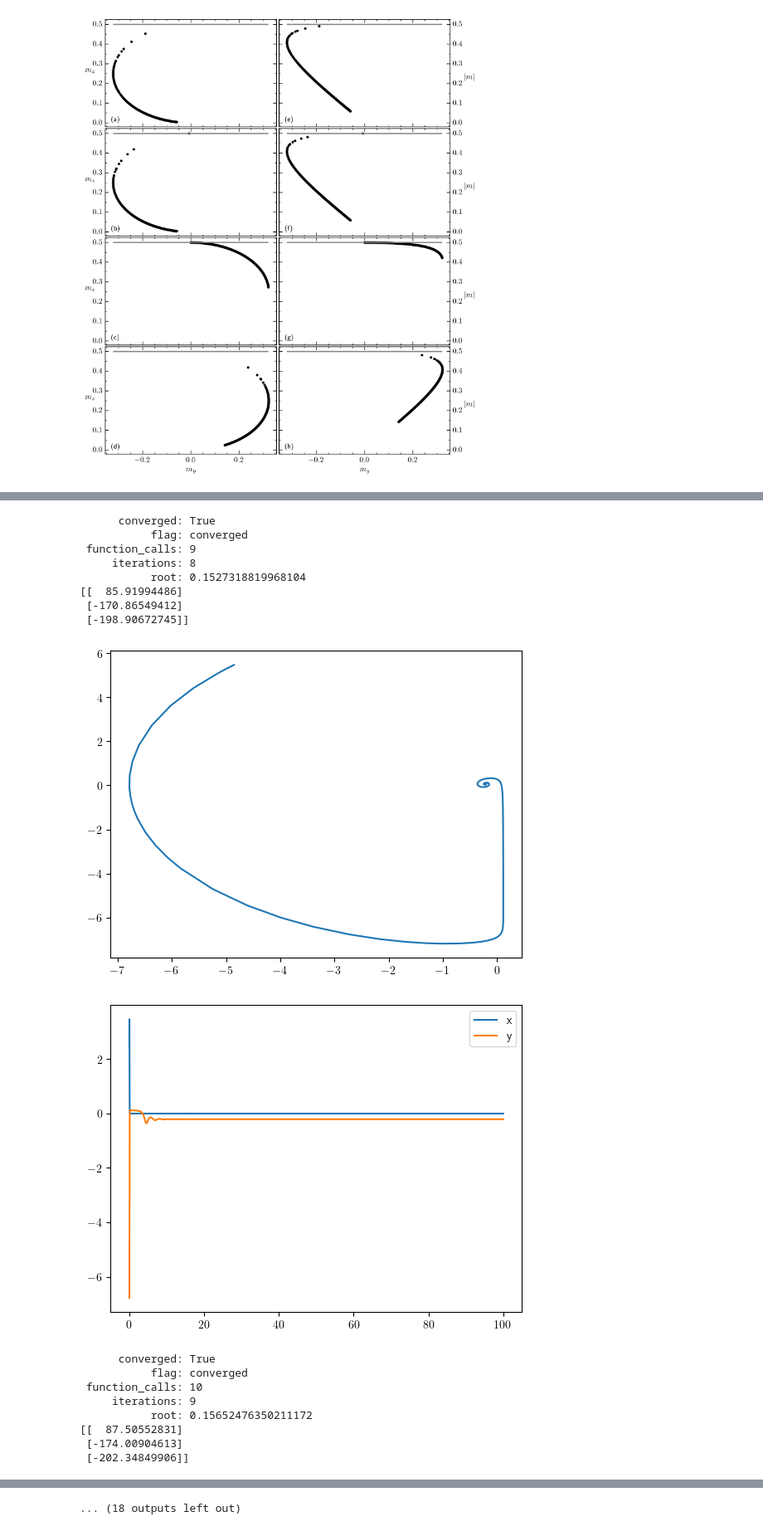
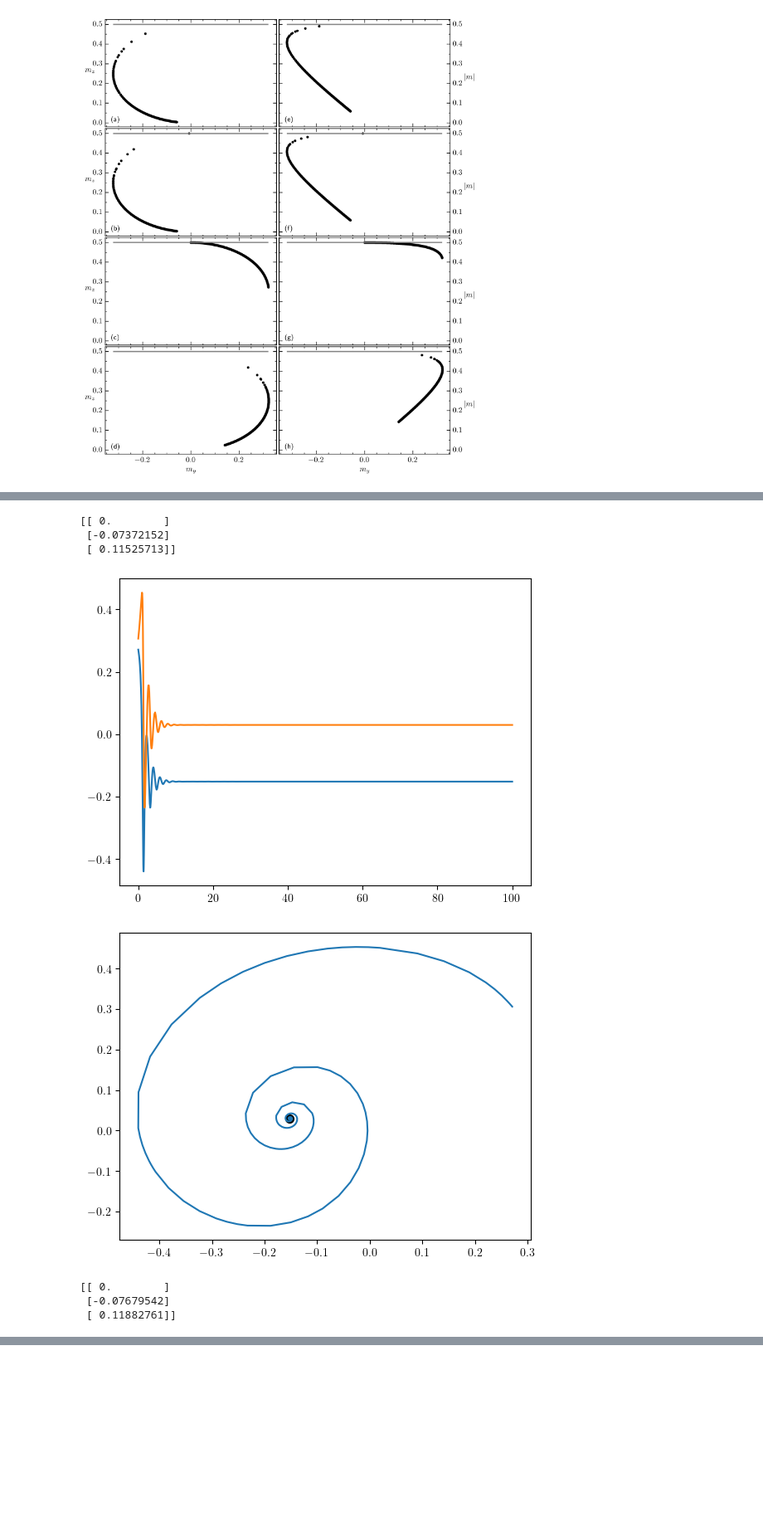
Before and after one commit to ChriGomm/Bachelor_sympy, a Jupyter notebook: sign_lam.ipynb, the cells around one changed output, grey strips where cells are left out. Shown at 83% size. Saved outputs shown, nothing was run; the diff lists cells and outputs as text; code cells hidden in the pictures; blank space fills up the shorter version.

```diff
--- a/sign_lam.ipynb
+++ b/sign_lam.ipynb
@@ -277,7 +355,8 @@ class Setup_Fig():
         return fig, ax
 # %%
 # boundary in W-K for the number of fixed points determination
-K = np.linspace(1+1/10**4,20,100)
+K = np.linspace(6,12,100)
+# K = np.linspace(1+1/10**4,20,100)
 W = np.zeros_like(K)
 for i in range(len(K)):
     # print(FKK(1/10**6,k[i]),FKK(10**5,k[i]))
@@ -509,0 +552,12 @@ plt.show()
+# %%
+mask = p*q
+area_kw = []
+area_roots = []
+for i in range(len(k)):
+    for j in range(len(w)):
+        if mask[i,j,1]>0 and mask[i,j,1]!=np.nan and i>=j and p[i,j,1]>0:
+            print(p[i,j,1],q[i,j,1],sqrt_interior[i,j,1])
+            area_kw.append([k[i],w[j]])
+            area_roots.append(root[i,j,1])
+area_kw=np.array(area_kw)
+area_roots = np.array(area_roots)
@@ -988,16 +895,16 @@ i1=0
 i2=-1
 W0 , K0 , slope = indi[0,0], indi[0,1], (indi[i2,1]-indi[i1,1])/(indi[i2,0]-indi[i1,0])
 # %%
-W_oszi = np.linspace(1,(K[0]-2.3)/3.53,10)
-K_oszi = K0-W0*slope+slope*W_oszi
+# W_oszi = np.linspace(1,(K[0]-2.3)/3.53,10)
+# K_oszi = K0-W0*slope+slope*W_oszi
 from sympy.abc import gamma, G, kappa, omega, x, y, z, t
 from sympy.matrices import Matrix
 from sympy import lambdify
 import numpy as np
 m = Matrix([x,y,z])
-glx = -(gamma+G)/2*m[0]+kappa*m[0]*m[2]/np.sqrt(2)
-gly = -omega*m[2]/np.sqrt(2)-(gamma+G)/2*m[1]+kappa*m[1]*m[2]/np.sqrt(2)
-glz = omega*m[1]/np.sqrt(2)-kappa*(m[0]**2+m[1]**2)/np.sqrt(2)+G/2-G*m[2]
+glx = -(gamma+G)/2*m[0]+kappa*m[0]*m[2]
+gly = -omega*m[2]-(gamma+G)/2*m[1]+kappa*m[1]*m[2]
+glz = omega*m[1]-kappa*(m[0]**2+m[1]**2)+G/2-G*m[2]
 gl = Matrix([glx,gly,glz])
 jac_gl = gl.jacobian([x,y,z])
 gl_np = lambdify([t,m,omega,kappa,G,gamma],gl)
@@ -1005,23 +912,28 @@ jac_gl_np = lambdify([t,m,omega,kappa,G,gamma],jac_gl)
 gl_np(0,[0,2,1],1,1/2,0.2,1), jac_gl_np(0,[0,2,1],1,1/2,0.2,1)
 from scipy.integrate import solve_ivp
 
+# kap = 2.7
+# omg = 0.7
 
+# for index in range(0,5):#len(area_roots),5):
+for index in range(0,len(area_roots),20):
 
-for index in range(len(W_oszi)):
-    arguments = [W_oszi[index],K_oszi[index],Gam,sgam]
-    def F(y,omega,k,G,gamma):
-        return -omega*G/np.sqrt(2)/k**2-(G*(G+gamma-k/np.sqrt(2))/k**2+omega**2/k**2)*y-y**3+2*omega/k*y**2
-    r = root_scalar(F,args=(W_oszi[index],K_oszi[index],Gam,sgam),method='brentq',bracket=(minF(W_oszi[index],K_oszi[index])*W_oszi[index]/K_oszi[index],maxF(W_oszi[index],K_oszi[index])*W_oszi[index]/K_oszi[index]))
-    print(r)
-    msol2= np.array([0,r.root,m_z(0,r.root,W_oszi[index],K_oszi[index],Gam)])+5*np.array([0.5,-1,1])
-    print(gl_np(0,msol2,W_oszi[index],K_oszi[index],Gam,sgam))
+    arguments = [area_kw[index,1],area_kw[index,0],Gam,sgam]
+    # r = root_scalar(Foriginal,args=(area_kw[index,1],area_kw[index,0],Gam,sgam),method='brentq',bracket=(minF(area_kw[index,1],area_kw[index,0],Gam,sgam),maxF(area_kw[index,1],area_kw[index,0],Gam,sgam)))
+    # print(r)
+    r0 = root_scalar(Foriginal,args=(area_kw[index,1],area_kw[index,0],Gam,sgam),method='brentq',bracket=(-1,minF(area_kw[index,1],area_kw[index,0],Gam,sgam)))
+    msol0= np.array([0,r0.root,m_z(r0.root,area_kw[index,1],area_kw[index,0],Gam)])
+    msol2= np.array([0,area_roots[index],m_z(area_roots[index],area_kw[index,1],area_kw[index,0],Gam)])*0.9#+0.1*np.array([0,-1,0])
+    print(gl_np(0,msol2,area_kw[index,1],area_kw[index,0],Gam,sgam))
     traj = solve_ivp(gl_np,(0,100),msol2,'LSODA',args=arguments)
     plt.figure()
-    plt.plot(traj.t,traj.y[0])
+    # plt.plot(traj.t,traj.y[0])
     plt.plot(traj.t,traj.y[1])
-    # plt.plot(traj.t,traj.y[2])
-    plt.legend(['x','y','z'])
+    plt.plot(traj.t,traj.y[2])
+    # plt.legend(['x','y','z'])
     plt.show()
     plt.figure()
     plt.plot(traj.y[1],traj.y[2])
+    plt.scatter(msol0[1],msol0[2],s=50,color='0')
+    plt.show()
 # %% [output]
@@ -1047,18 +950,8 @@ for index in range(len(W_oszi)):
-      converged: True
-           flag: converged
- function_calls: 9
-     iterations: 8
-           root: 0.1527318819968104
-[[  85.91994486]
- [-170.86549412]
- [-198.90672745]]
+[[ 0.        ]
+ [-0.07372152]
+ [ 0.11525713]]
-[figure, old version]
-[figure, old version]
+[figure, new version]
+[figure, new version]
-      converged: True
-           flag: converged
- function_calls: 10
-     iterations: 9
-           root: 0.15652476350211172
-[[  87.50552831]
- [-174.00904613]
- [-202.34849906]]
+[[ 0.        ]
+ [-0.07679542]
+ [ 0.11882761]]
@@ -1075 +960,0 @@ for index in range(len(W_oszi)):
-... (18 outputs left out)
```
Also changed, not shown: parts of 19 cells of this notebook.
